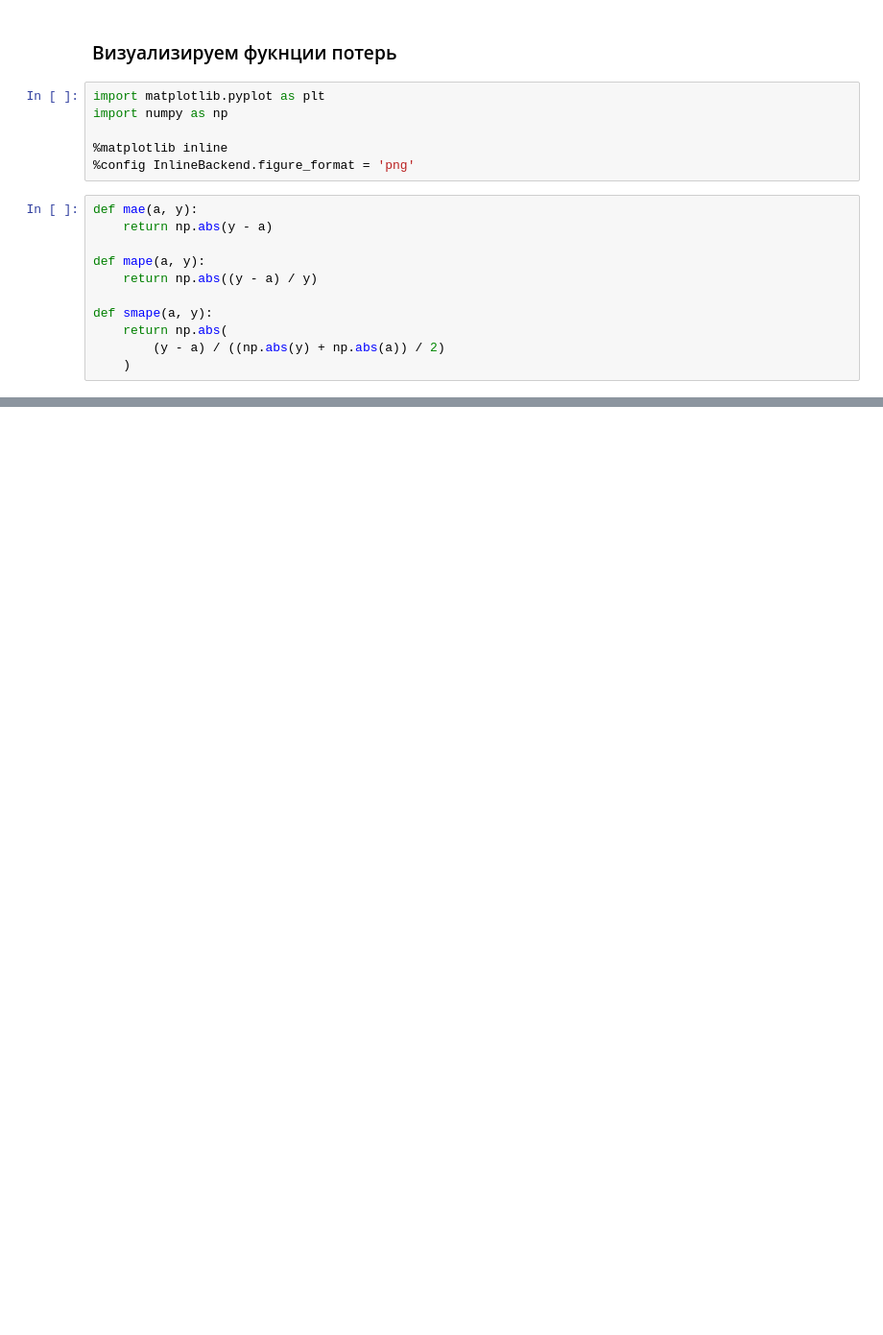
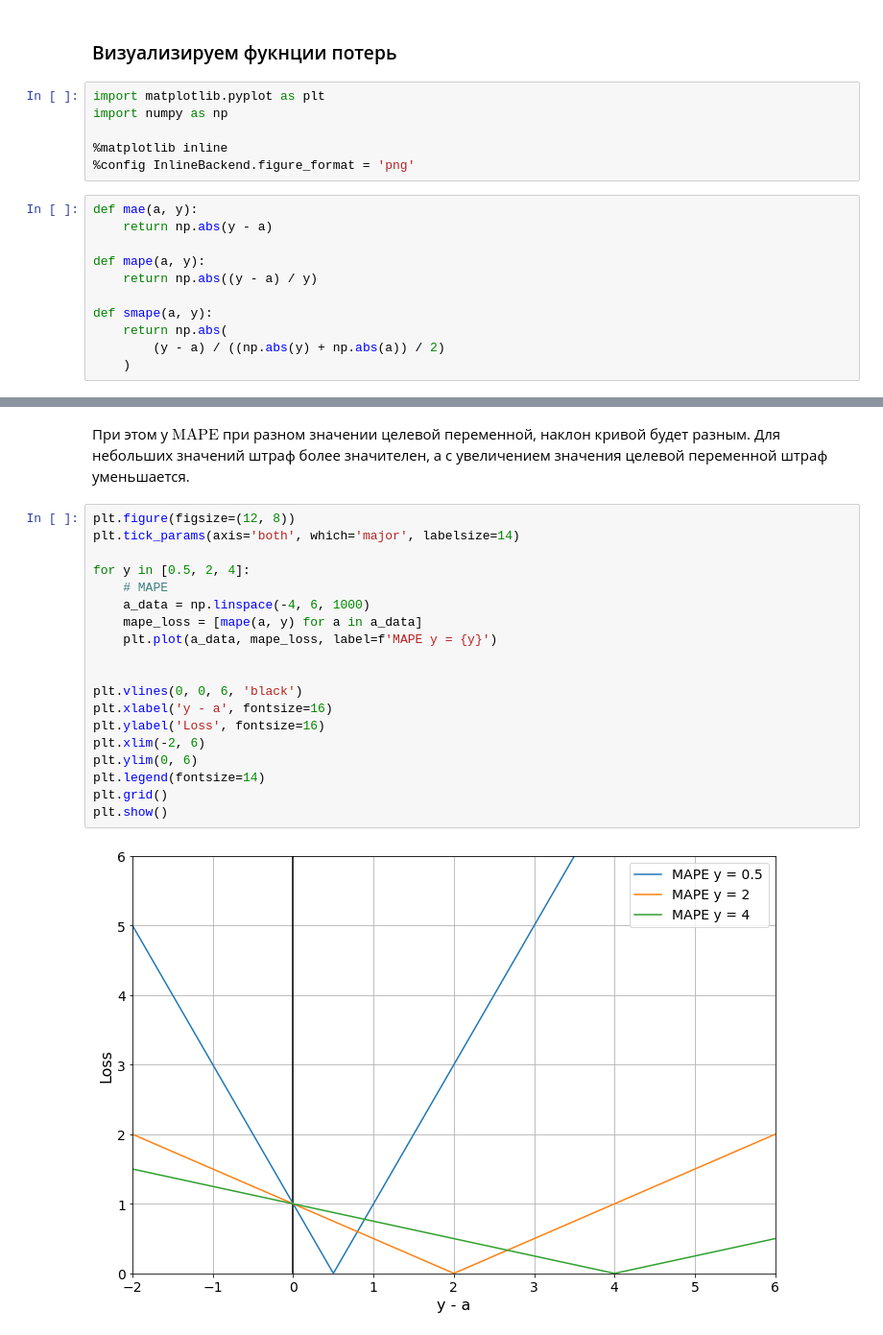
Before and after one commit to SciWake/Intermediate_education, a Jupyter notebook: Machine_learning/lecture-notes/2_Linear_regression_Notes.ipynb, the cells around one changed output, grey strips where cells are left out. Shown at 96% size. Saved outputs shown, nothing was run; the diff lists cells and outputs as text; blank space fills up the shorter version.

```diff
--- a/Machine_learning/lecture-notes/2_Linear_regression_Notes.ipynb
+++ b/Machine_learning/lecture-notes/2_Linear_regression_Notes.ipynb
@@ -192,0 +193,23 @@ plt.show()
+# %% [markdown]
+При этом у $\text{MAPE}$ при разном значении целевой переменной, наклон кривой будет разным. Для небольших значений штраф более значителен, а с увеличением значения целевой переменной штраф уменьшается.
+# %%
+plt.figure(figsize=(12, 8))
+plt.tick_params(axis='both', which='major', labelsize=14)
+
+for y in [0.5, 2, 4]:
+    # MAPE
+    a_data = np.linspace(-4, 6, 1000)
+    mape_loss = [mape(a, y) for a in a_data]
+    plt.plot(a_data, mape_loss, label=f'MAPE y = {y}')
+
+
+plt.vlines(0, 0, 6, 'black')
+plt.xlabel('y - a', fontsize=16)
+plt.ylabel('Loss', fontsize=16)
+plt.xlim(-2, 6)
+plt.ylim(0, 6)
+plt.legend(fontsize=14)
+plt.grid()
+plt.show()
+# %% [output]
+[figure, added]
```
Also changed, not shown: parts of 2 cells of this notebook.
